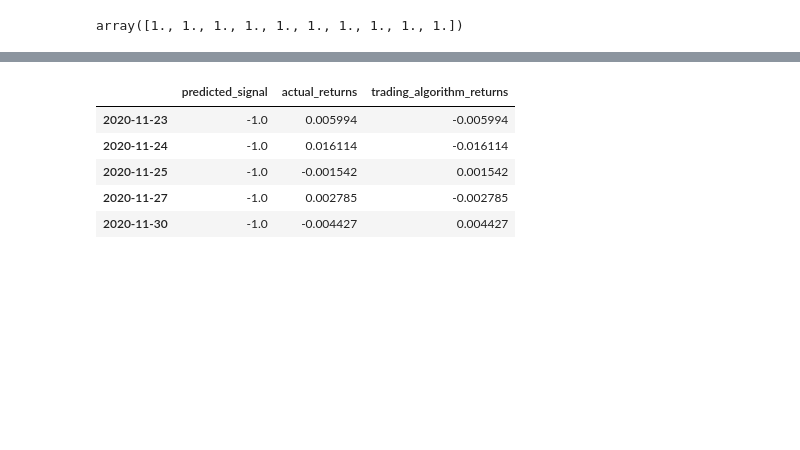
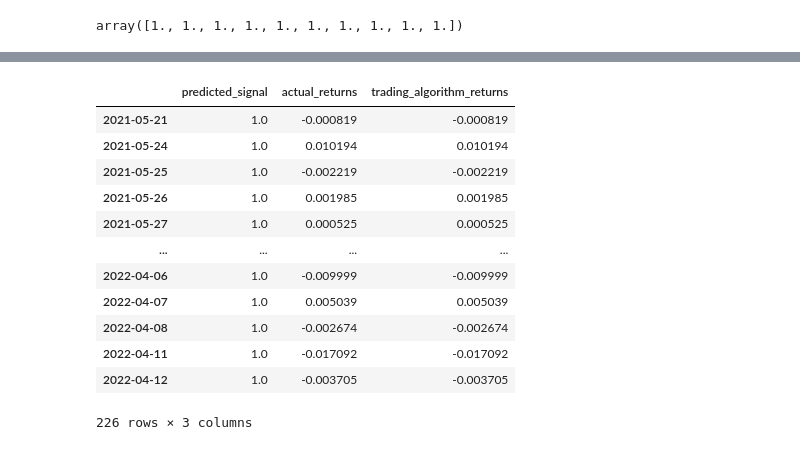
Before and after one commit to themichaelfoley/MKJ_FinTech_Project_2, a Jupyter notebook: Files/SPY_algo.ipynb, the cells around one changed output, grey strips where cells are left out. Cells and saved outputs as stored; diff of their text form; code cells hidden in the pictures; blank space fills up the shorter version.

```diff
--- a/Files/SPY_algo.ipynb
+++ b/Files/SPY_algo.ipynb
@@ -148,3 +145,9 @@ stock_data["sma_slow"] = stock_data["close"].rolling(window=long_window).mean()
 # %%
 # Drop the NaNs using dropna()
 stock_data = stock_data.dropna()
+# %%
+stock_data["sma_slow_lag"] = stock_data["sma_slow"].shift(1)
+stock_data["sma_fast_lag"] = stock_data["sma_fast"].shift(1)
+stock_data['l1'] = stock_data['actual_returns'].shift(1)
+stock_data = stock_data.dropna()
+stock_data
@@ -151,7 +168,7 @@ stock_data = stock_data.dropna()
 # %%
 # Assign a copy of the `sma_fast` and `sma_slow` columns to a new DataFrame called `X`
-X = stock_data[["sma_fast", "sma_slow"]].shift(1).dropna().copy()
-
+#X = stock_data[["sma_fast", "sma_slow"]].shift(1).dropna().copy()
+X = stock_data[["sma_fast_lag", "sma_slow_lag", "l1"]].dropna().copy()
 # Display sample data
 display(X.head())
 display(X.tail())
@@ -177,7 +194,7 @@ stock_data["signal"] = 0.0
 stock_data.loc[(stock_data["actual_returns"] >= 0), "signal"] = 1
 
 # Create the signal to sell
-stock_data.loc[(stock_data["actual_returns"] < 0), "signal"] = -1
+stock_data.loc[(stock_data["actual_returns"] < 0), "signal"] = 0
 # %%
 # Copy the new "signal" column to a new Series called `y`.
 y = stock_data["signal"].copy()
@@ -195,7 +212,7 @@ print(training_begin)
 2019-05-21
 # %%
 # Select the ending period for the training data with an offset of 18 months
-training_end = X.index.min() + DateOffset(months=18)
+training_end = X.index.min() + DateOffset(months=24)
 
 # Display the training end date
 print(training_end)
@@ -280,24 +305,31 @@ weighted avg       0.47      0.52      0.44       354
 # %%
 # Create a predictions DataFrame
 predictions_df = pd.DataFrame(index=X_test.index)
 
 predictions_df["predicted_signal"] = testing_signal_predictions
 
 predictions_df["actual_returns"] = stock_data["actual_returns"]
 
 predictions_df["trading_algorithm_returns"] = (
     predictions_df["actual_returns"] * predictions_df["predicted_signal"]
 )
 
 # Review the DataFrame
-predictions_df.head()
+predictions_df.head(-5)
 # %% [output]
 |  | predicted_signal | actual_returns | trading_algorithm_returns |
-| 2020-11-23 | -1.0 | 0.005994 | -0.005994 |
-| 2020-11-24 | -1.0 | 0.016114 | -0.016114 |
-| 2020-11-25 | -1.0 | -0.001542 | 0.001542 |
-| 2020-11-27 | -1.0 | 0.002785 | -0.002785 |
-| 2020-11-30 | -1.0 | -0.004427 | 0.004427 |
+| 2021-05-21 | 1.0 | -0.000819 | -0.000819 |
+| 2021-05-24 | 1.0 | 0.010194 | 0.010194 |
+| 2021-05-25 | 1.0 | -0.002219 | -0.002219 |
+| 2021-05-26 | 1.0 | 0.001985 | 0.001985 |
+| 2021-05-27 | 1.0 | 0.000525 | 0.000525 |
+| ... | ... | ... | ... |
+| 2022-04-06 | 1.0 | -0.009999 | -0.009999 |
+| 2022-04-07 | 1.0 | 0.005039 | 0.005039 |
+| 2022-04-08 | 1.0 | -0.002674 | -0.002674 |
+| 2022-04-11 | 1.0 | -0.017092 | -0.017092 |
+| 2022-04-12 | 1.0 | -0.003705 | -0.003705 |
+226 rows × 3 columns
 # %%
 # Calculate and plot the cumulative returns for the `actual_returns` and the `trading_algorithm_returns`
 (1 + predictions_df[["actual_returns", "trading_algorithm_returns"]]).cumprod().hvplot()
```
Also changed, not shown: parts of 9 cells of this notebook, 5 other files.
